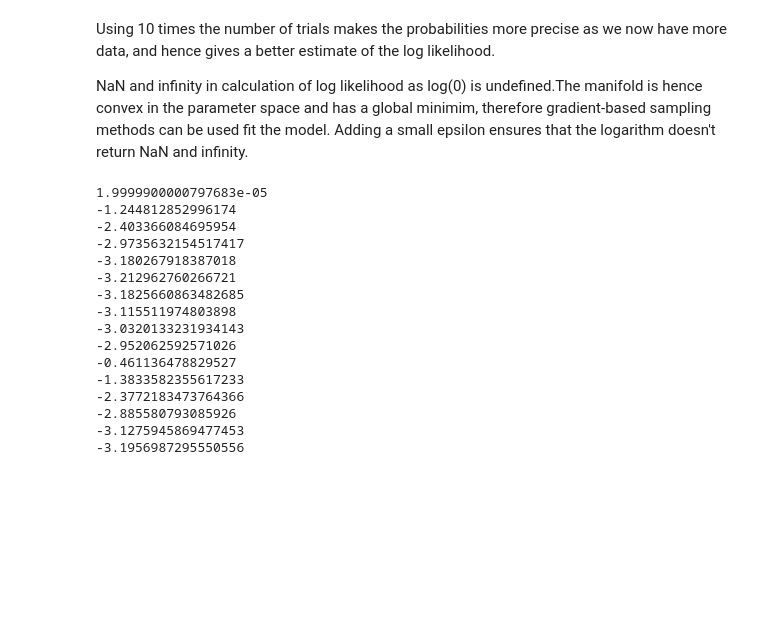
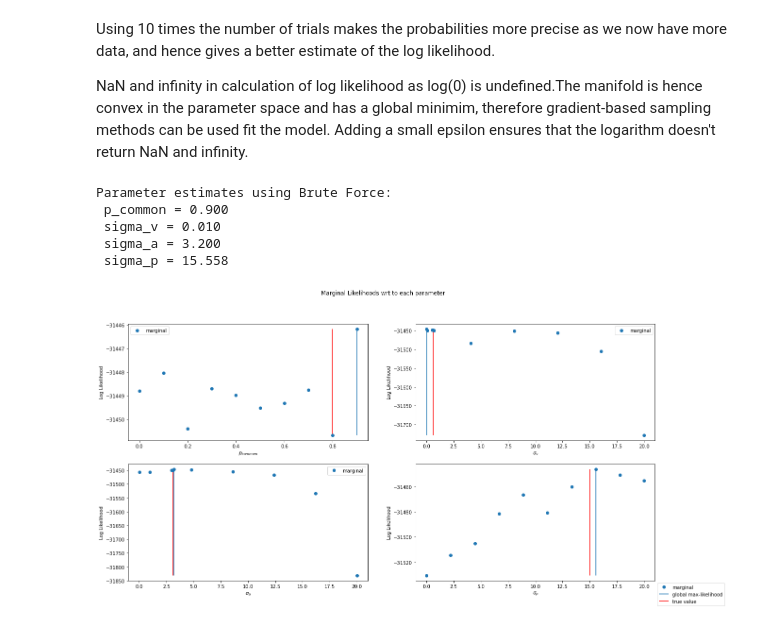
Before and after one commit to anujanegi/causal-inference, a Jupyter notebook: Causal Inference in Multisensory Perception.ipynb, the cells around one changed output. Drawn from its saved outputs; the diff is of its cells as text; code cells hidden in the pictures; blank space fills up the shorter version.

```diff
--- a/Causal Inference in Multisensory Perception.ipynb
+++ b/Causal Inference in Multisensory Perception.ipynb
@@ -54,22 +64,3 @@ Using 10 times the number of trials makes the probabilities more precise as we n
 
 NaN and infinity in calculation of log likelihood as log(0) is undefined.The manifold is hence convex in the parameter space and has a global minimim, therefore gradient-based sampling methods can be used fit the model.
 Adding a small epsilon ensures that the logarithm doesn't return NaN and infinity.
-# %%
-likelihoods, parameters = model.brute_fitting()
-# %% [output]
-1.9999900000797683e-05
--1.244812852996174
--2.403366084695954
--2.9735632154517417
--3.180267918387018
--3.212962760266721
--3.1825660863482685
--3.115511974803898
--3.0320133231934143
--2.952062592571026
--0.461136478829527
--1.3833582355617233
--2.3772183473764366
--2.885580793085926
--3.1275945869477453
--3.1956987295550556
@@ -78,0 +67,22 @@ likelihoods, parameters = model.brute_fitting()
+# %%
+# Brute Force
+likelihoods, parameter_combinations, parameters = model.brute_fitting(experimental_data)
+
+idx = np.argmax(likelihoods)
+parameter_estimates = parameter_combinations[idx]
+true_values = [model.p_common, model.sigma_v, model.sigma_a, model.sigma_p]
+
+print('Parameter estimates using Brute Force: \n \
+p_common = %.3f \n \
+sigma_v = %.3f \n \
+sigma_a = %.3f \n \
+sigma_p = %.3f'%(parameter_estimates[0], parameter_estimates[1], parameter_estimates[2], parameter_estimates[3]))
+
+plot.plot_marginal_likelihoods(likelihoods, parameter_combinations, parameters, parameter_estimates, true_values)
+# %% [output]
+Parameter estimates using Brute Force:
+ p_common = 0.900
+ sigma_v = 0.010
+ sigma_a = 3.200
+ sigma_p = 15.558
+[figure, added]
```
Also changed, not shown: parts of 11 cells of this notebook.
